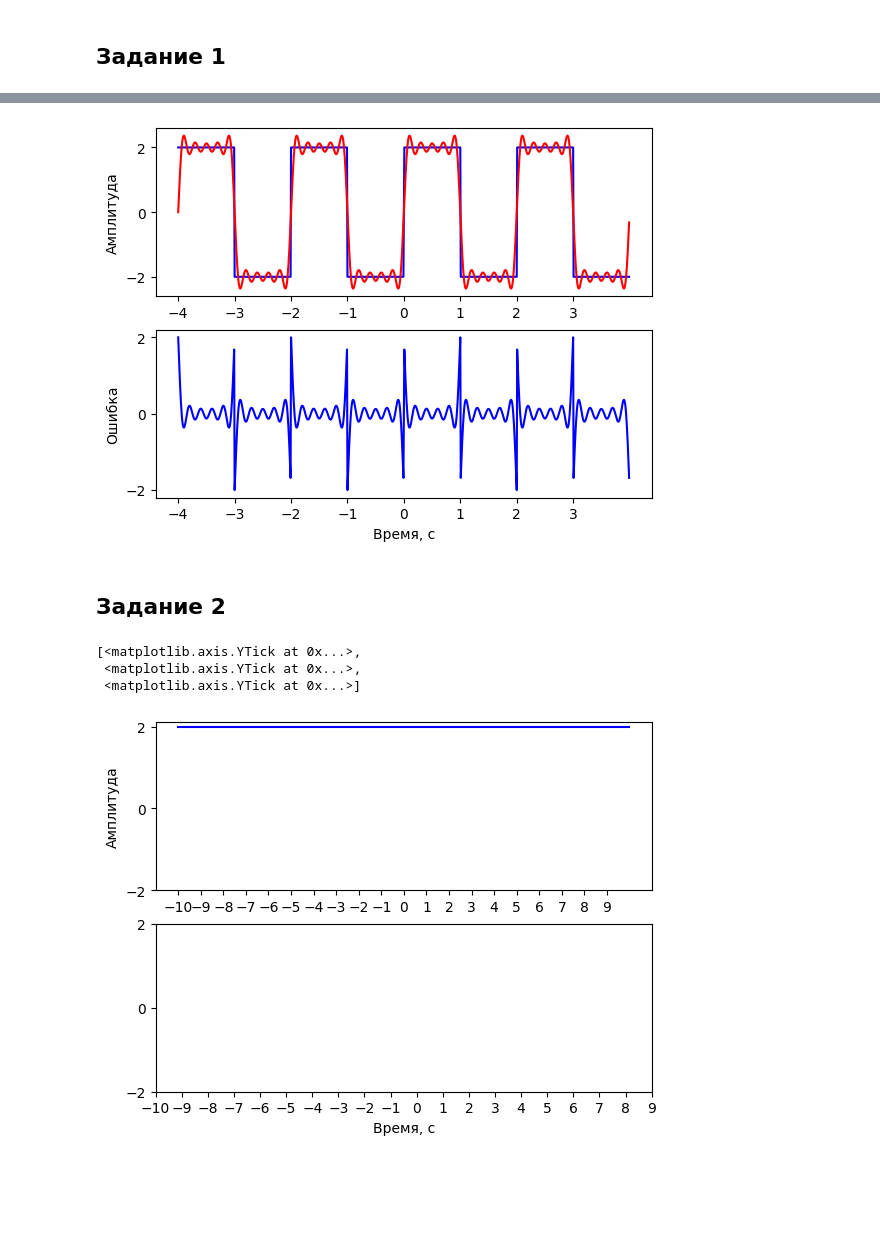
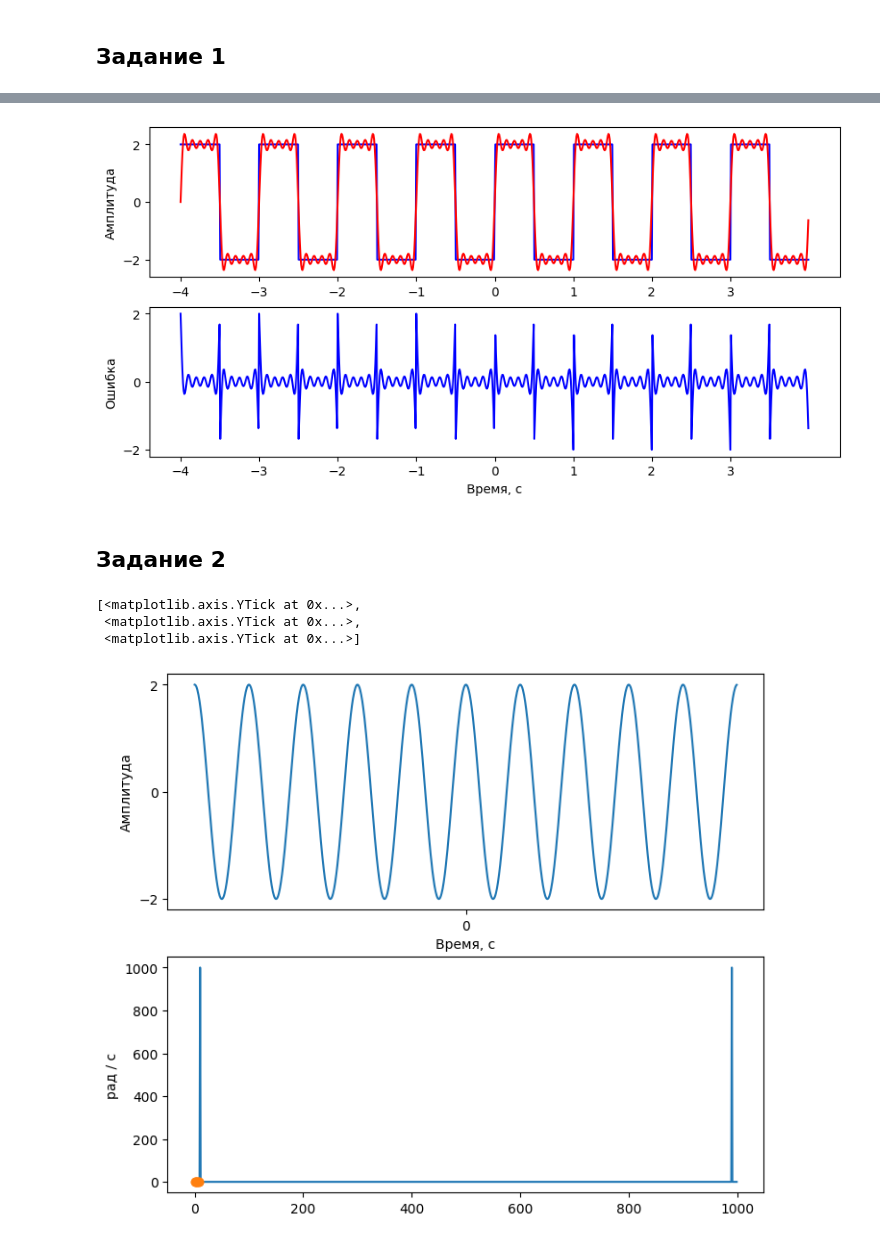
Before and after one commit to HerrPhoton/Digital-signal-processing, a Jupyter notebook: Lab1.ipynb, the cells around one changed output, grey strips where cells are left out. Cells and saved outputs as stored; diff of their text form; code cells hidden in the pictures; blank space fills up the shorter version.

```diff
--- a/Lab1.ipynb
+++ b/Lab1.ipynb
@@ -10,7 +18,7 @@ import numpy as np
 SAMPLE_RATE = 1000
 T0 = -4
 T1 = 4
-T  = 2
+T  = 1
 A  = 2
 N  = 10
 # %%
@@ -23,44 +28,29 @@ def get_cyclic_freq(T: float):
 def func_x(func, A: float, T: float, start_point: float, end_point: float, sample_rate: int):
 
     x = np.linspace(start_point, end_point, num = sample_rate, endpoint = False)
-    y = np.apply_along_axis(lambda val: func(val, A, get_cyclic_freq(T)), 0, x)
+    y = np.apply_along_axis(lambda z: func(z, A, cyclic_freq(T)), 0, x)
 
     return x, y
 # %%
 def approx_func_x(func, N: int, A: int, T: float, x: np.ndarray):
 
-    w = get_cyclic_freq(T)
+    w  = cyclic_freq(T)
     a0 = 2 / T * integrate.quad(func, 0, T, args = (A, w))[0]
-    an = lambda n: 2 / T * integrate.quad(lambda val: func(val, A, w) * np.cos(n * w * val), 0, T)[0]
-    bn = lambda n: 2 / T * integrate.quad(lambda val: func(val, A, w) * np.sin(n * w * val), 0, T)[0]
+    an = lambda n: 2 / T * integrate.quad(lambda z: func(z, A, w) * np.cos(n * w * z), 0, T)[0]
+    bn = lambda n: 2 / T * integrate.quad(lambda z: func(z, A, w) * np.sin(n * w * z), 0, T)[0]
 
-    a = []
-    b = []
+    y  = lambda t: a0 / 2 + \
+            np.sum([an(n) * np.cos(n * w * t) + bn(n) * np.sin(n * w * t) for n in range(1, N)], axis = 0)
 
-    def find_dot(t: float):
-
-        res = a0 / 2
-
-        for i in range(1, N):
-            res += an(i) * np.cos(i * w * t) + bn(i) * np.sin(i * w * t)
-
-            a.append(an(i))
-            b.append(bn(i))
-
-        return res
-
-    return a,b, np.apply_along_axis(find_dot, 0, x)
+    return np.apply_along_axis(y, 0, x)
 # %%
 def error_func(true_vals: np.ndarray, approx_vals: np.ndarray):
     return true_vals - approx_vals
 # %%
 x, y0 = func_x(rect_func, A, T, T0, T1, SAMPLE_RATE)
-a,b, y1 = approx_func_x(rect_func, N, A, T, x)
+y1 = approx_func_x(rect_func, N, A, T, x)
 y2 = error_func(y0, y1)
 
-print(a)
-print(b)
-
-plt.plot(a,'go--')
-plt.plot(b,'ro--')
-plt.show()
+# plt.plot(a,'go--')
+# plt.plot(b,'ro--')
+# plt.show()
@@ -71,22 +57,23 @@ plt.show()
 # %%
 fig, axs = plt.subplots(2, 1)
+fig.set_figwidth(10)
 
 axs[0].plot(x, y0, color = 'blue')
 axs[0].plot(x, y1, color = 'red')
 axs[1].plot(x, y2, color = 'blue')
 
 axs[0].set_ylabel('Амплитуда')
 axs[1].set_ylabel('Ошибка')
 axs[1].set_xlabel('Время, с')
 
 axs[0].set_xticks(np.unique(np.int16(x)))
 axs[0].set_yticks([-A, 0, A])
 axs[1].set_xticks(np.unique(np.int16(x)))
 axs[1].set_yticks([-A, 0, A])
 
 plt.show()
 # %% [output]
-[figure, old version]
+[figure, new version]
 # %% [markdown]
 ## Задание 2
 # %%
@@ -107,20 +98,22 @@ x, y0 = func_x(cos_func, A, get_period(f), T0, T1, SAMPLE_RATE)
 # %%
 fig, axs = plt.subplots(2, 1)
 
-axs[0].plot(x, y0, color = 'blue')
-# axs[0].plot(x, y1, color = 'orange')
-# axs[1].plot(x, y2, color = 'blue')
+fig.set_figwidth(8)
+fig.set_figheight(7)
+
+axs[0].plot(x, y0)
+axs[1].plot(y1)
+axs[1].plot(a, 'o--')
 
 axs[0].set_ylabel('Амплитуда')
-# axs[1].set_ylabel('Ошибка')
-axs[1].set_xlabel('Время, с')
+axs[0].set_xlabel('Время, с')
+
+axs[1].set_ylabel('рад / c')
 
 axs[0].set_xticks(np.unique(np.int16(x)))
 axs[0].set_yticks([-A, 0, A])
-axs[1].set_xticks(np.unique(np.int16(x)))
-axs[1].set_yticks([-A, 0, A])
 # %% [output]
 [<matplotlib.axis.YTick at 0x...>,
  <matplotlib.axis.YTick at 0x...>,
  <matplotlib.axis.YTick at 0x...>]
-[figure, old version]
+[figure, new version]
```
Also changed, not shown: parts of 11 cells of this notebook.
